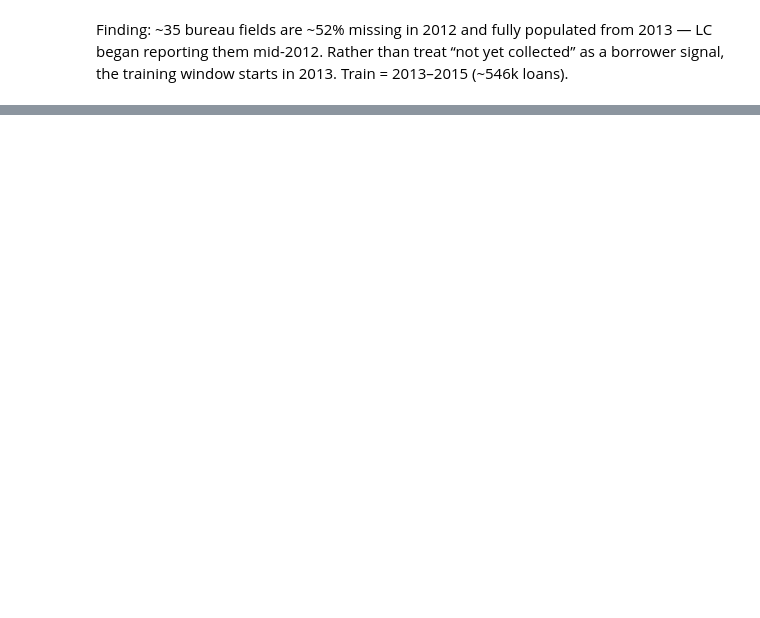
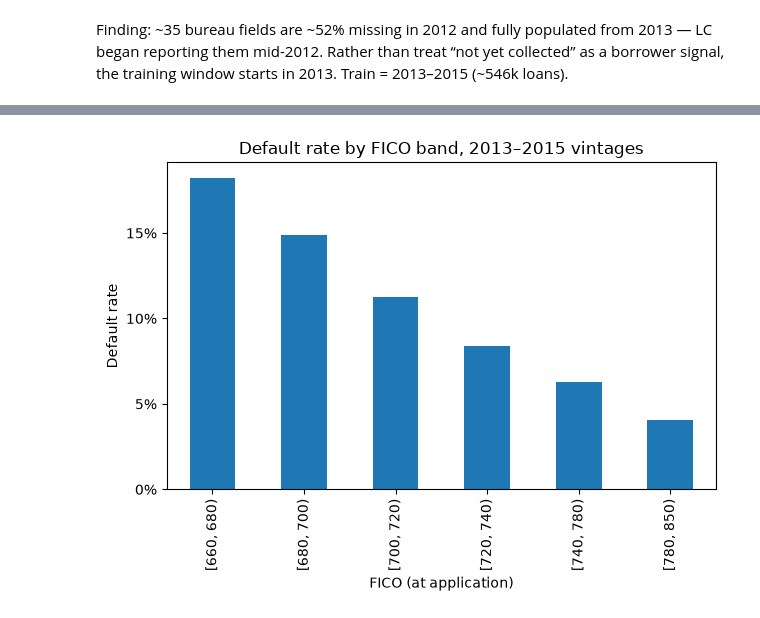
Before and after one commit to lewisblack56/lending-club-credit-risk, a Jupyter notebook: notebooks/03_eda.ipynb, the cells around one changed output, grey strips where cells are left out. Cells and saved outputs as stored; diff of their text form; code cells hidden in the pictures; blank space fills up the shorter version.

```diff
--- a/notebooks/03_eda.ipynb
+++ b/notebooks/03_eda.ipynb
@@ -116,2 +54,12 @@ train[candidate_features].isna().groupby(train["year"]).mean().round(2).T
 # %% [markdown]
 Finding: ~35 bureau fields are ~52% missing in 2012 and fully populated from 2013 — LC began reporting them mid-2012. Rather than treat “not yet collected” as a borrower signal, the training window starts in 2013. Train = 2013–2015 (~546k loans).
+# %%
+import matplotlib.pyplot as plt
+import matplotlib.ticker as mtick
+
+train["fico_band"] = pd.cut(train["fico_range_low"],
+                            bins=[660, 680, 700, 720, 740, 780, 850],
+                            right=False)
+
+fico_summary = train.groupby("fico_band", observed=True)["default"].agg(["mean", "count"])
+fico_summary
@@ -117,0 +75,11 @@ Finding: ~35 bureau fields are ~52% missing in 2012 and fully populated from 201
+# %%
+ax = fico_summary["mean"].plot(kind="bar")
+ax.set_ylabel("Default rate")
+ax.set_xlabel("FICO (at application)")
+ax.set_title("Default rate by FICO band, 2013–2015 vintages")
+ax.yaxis.set_major_formatter(plt.FuncFormatter(lambda y, _: f"{y:.0%}"))
+ax.yaxis.set_major_locator(mtick.MultipleLocator(0.05)
+plt.tight_layout()
+plt.show()
+# %% [output]
+[figure, added]
```
Also changed, not shown: parts of 23 cells of this notebook.
